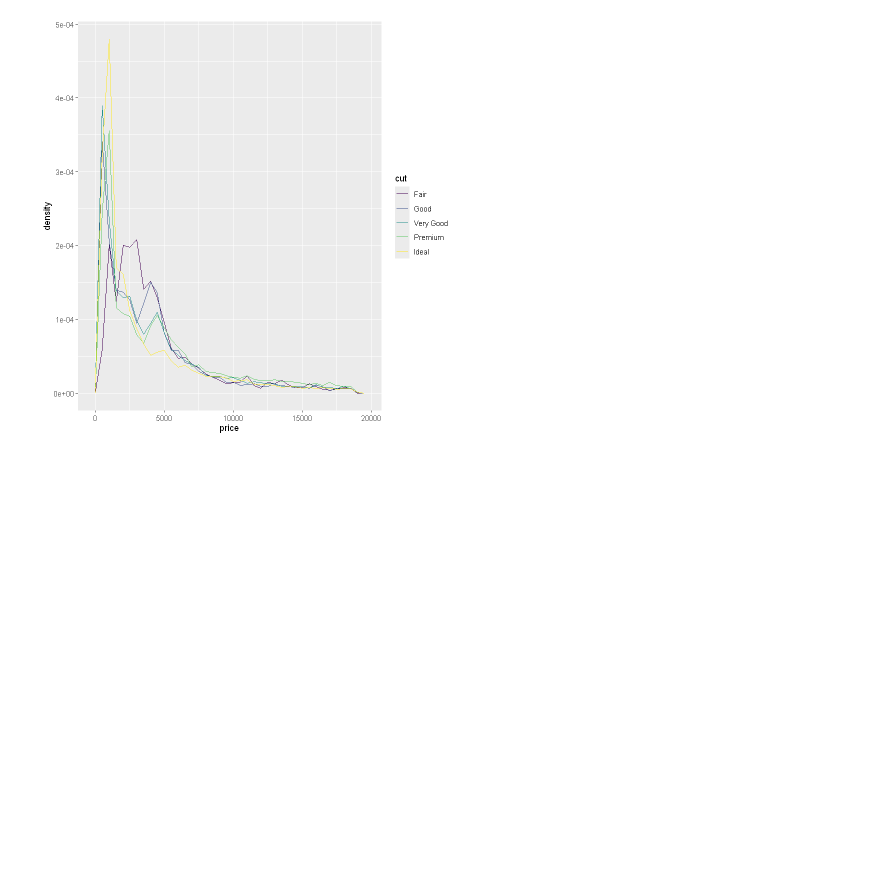
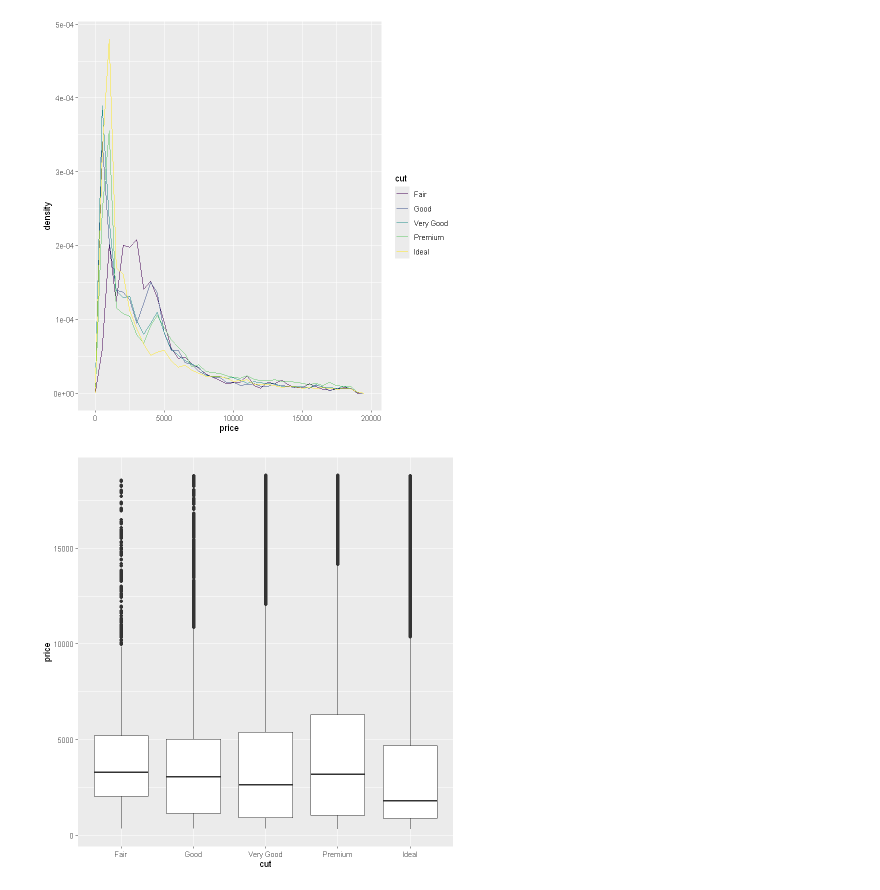
Before and after one commit to aegglin/kaggle, a Jupyter notebook: R/diamonds.ipynb, the cells around one changed output. Cells and saved outputs as stored; diff of their text form; code cells hidden in the pictures; blank space fills up the shorter version.

Commit message:
Add boxplot

```diff
--- a/R/diamonds.ipynb
+++ b/R/diamonds.ipynb
@@ -167,3 +167,8 @@ Warning message:
 "The dot-dot notation (`..density..`) was deprecated in ggplot2 3.4.0.
 ℹ Please use `after_stat(density)` instead."
 [figure]
+# %%
+ggplot(data=diamonds, mapping=aes(x=cut, y=price)) +
+    geom_boxplot()
+# %% [output]
+[figure, added]
```
